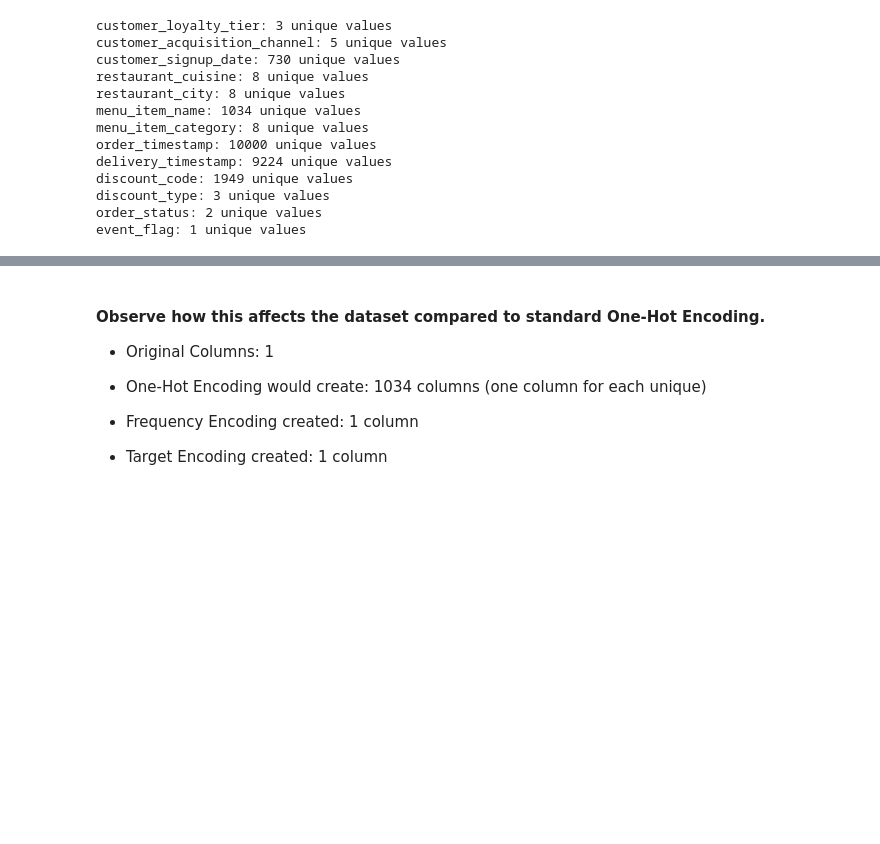
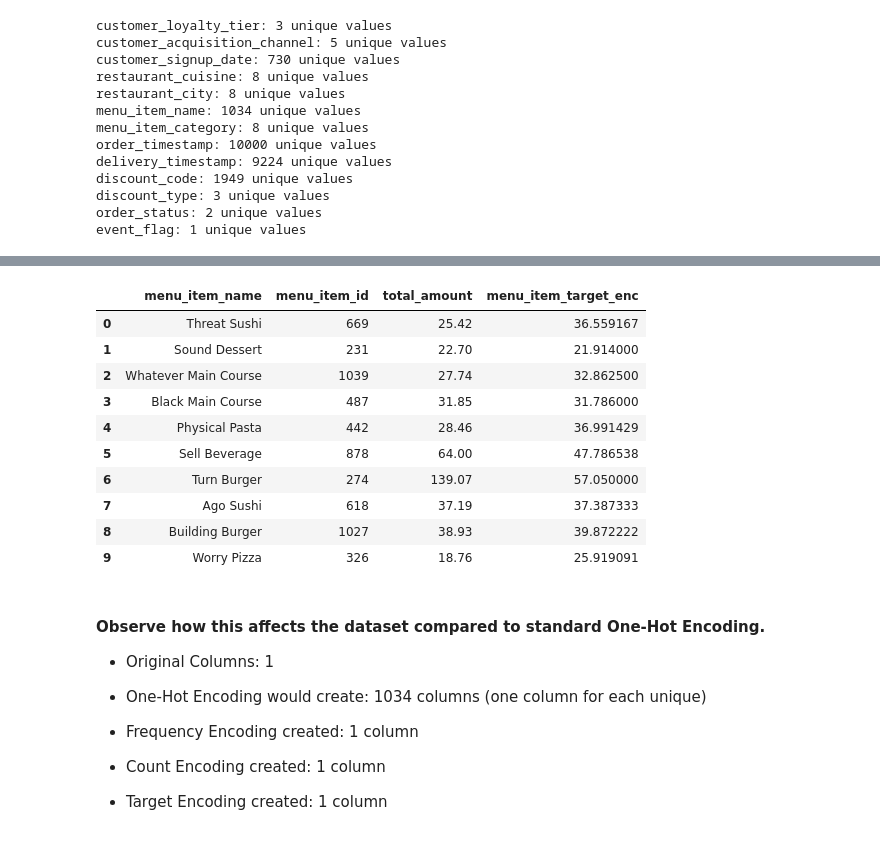
Before and after one commit to m-r-sar/DataMining, a Jupyter notebook: practice_4/Ostapenko_Rodion_CS-24__pr_4.ipynb, the cells around one changed output, grey strips where cells are left out. Saved outputs shown, nothing was run; the diff lists cells and outputs as text; code cells hidden in the pictures; blank space fills up the shorter version.

```diff
--- a/practice_4/Ostapenko_Rodion_CS-24__pr_4.ipynb
+++ b/practice_4/Ostapenko_Rodion_CS-24__pr_4.ipynb
@@ -434,3 +420,23 @@ encoding_df.head(10)
+# %%
+#Target Encoding
+encoding_df = df[['menu_item_name', 'menu_item_id', 'total_amount']].copy()
+target_mean = encoding_df.groupby('menu_item_name')['total_amount'].mean()
+
+encoding_df['menu_item_target_enc'] = encoding_df['menu_item_name'].map(target_mean)
+
+encoding_df.head(10)
+# %% [output]
+|  | menu_item_name | menu_item_id | total_amount | menu_item_target_enc |
+| 0 | Threat Sushi | 669 | 25.42 | 36.559167 |
+| 1 | Sound Dessert | 231 | 22.70 | 21.914000 |
+| 2 | Whatever Main Course | 1039 | 27.74 | 32.862500 |
+| 3 | Black Main Course | 487 | 31.85 | 31.786000 |
+| 4 | Physical Pasta | 442 | 28.46 | 36.991429 |
+| 5 | Sell Beverage | 878 | 64.00 | 47.786538 |
+| 6 | Turn Burger | 274 | 139.07 | 57.050000 |
+| 7 | Ago Sushi | 618 | 37.19 | 37.387333 |
+| 8 | Building Burger | 1027 | 38.93 | 39.872222 |
+| 9 | Worry Pizza | 326 | 18.76 | 25.919091 |
 # %% [markdown]
 #### Observe how this affects the dataset compared to standard One-Hot Encoding.
 - Original Columns: 1
@@ -439,4 +445,6 @@ encoding_df.head(10)
 
 - Frequency Encoding created: 1 column
 
+- Count Encoding created: 1 column
+
 - Target Encoding created: 1 column
```
Also changed, not shown: parts of 16 cells of this notebook.
